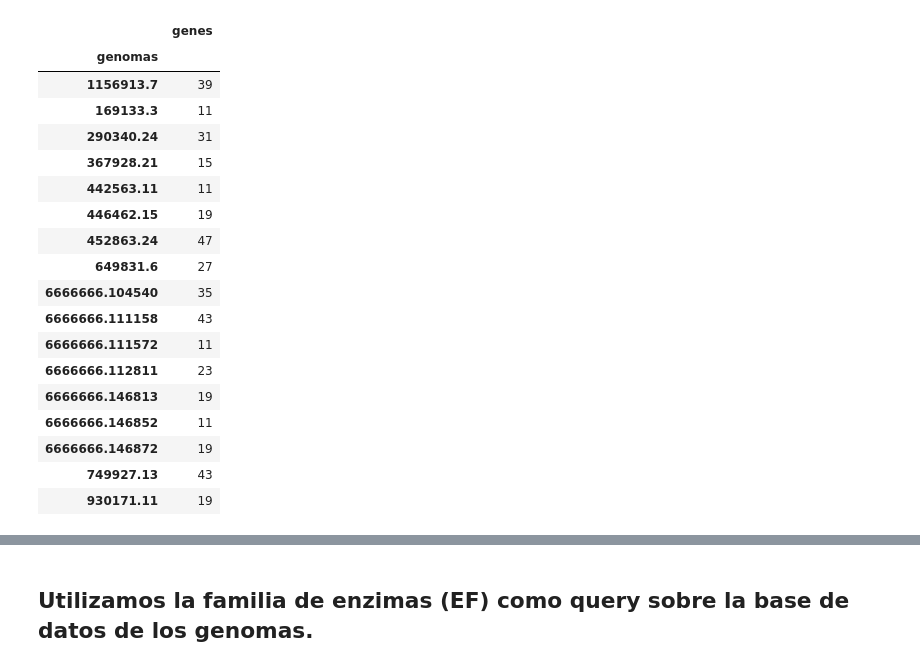
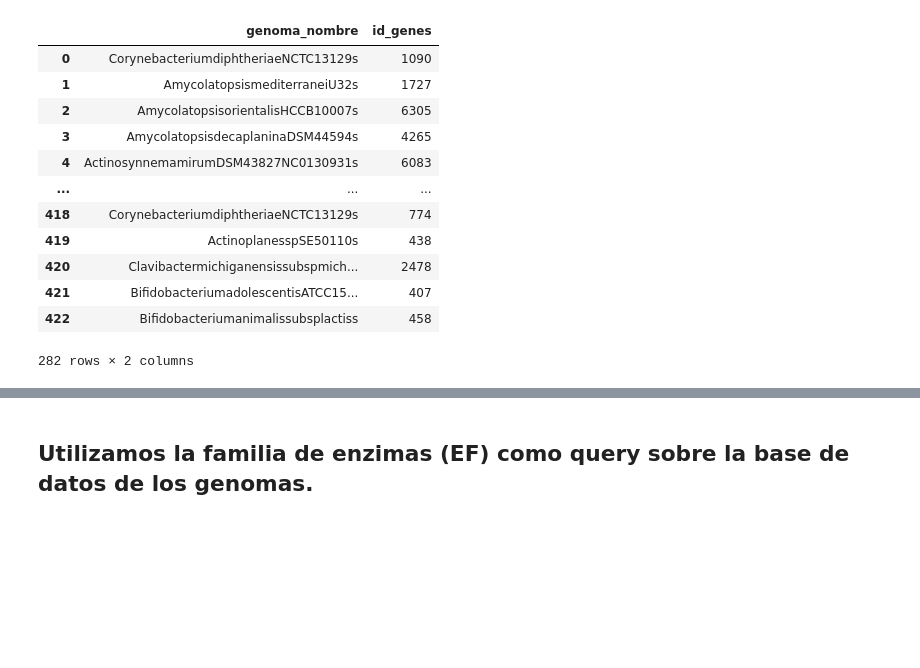
Before and after one commit to CsarMijangos/CsarPos, a Jupyter notebook: Jupyter_notebooks/Obtener_Exp_Fam.ipynb, the cells around one changed output, grey strips where cells are left out. Drawn from its saved outputs; the diff is of its cells as text; code cells hidden in the pictures; blank space fills up the shorter version.

```diff
--- a/Jupyter_notebooks/Obtener_Exp_Fam.ipynb
+++ b/Jupyter_notebooks/Obtener_Exp_Fam.ipynb
@@ -87,23 +143,18 @@ df1
-# %%
-df1[["genomas", "genes"]].groupby(by="genomas").count()
-#Podemos observar el número de copias por genoma
-# %% [output]
-|  | genes |
-| genomas |  |
-| 1156913.7 | 39 |
-| 169133.3 | 11 |
-| 290340.24 | 31 |
-| 367928.21 | 15 |
-| 442563.11 | 11 |
-| 446462.15 | 19 |
-| 452863.24 | 47 |
-| 649831.6 | 27 |
-| 6666666.104540 | 35 |
-| 6666666.111158 | 43 |
-| 6666666.111572 | 11 |
-| 6666666.112811 | 23 |
-| 6666666.146813 | 19 |
-| 6666666.146852 | 11 |
-| 6666666.146872 | 19 |
-| 749927.13 | 43 |
-| 930171.11 | 19 |
+# %%
+DF11 = df1[df1["bitscore"]>=100]
+DF11[["genoma_nombre","id_genes"]]
+#DF11[["genoma_nombre","id_genes"]].value_counts().reset_index().groupby("genoma_nombre").count()
+# %% [output]
+|  | genoma_nombre | id_genes |
+| 0 | CorynebacteriumdiphtheriaeNCTC13129s | 1090 |
+| 1 | AmycolatopsismediterraneiU32s | 1727 |
+| 2 | AmycolatopsisorientalisHCCB10007s | 6305 |
+| 3 | AmycolatopsisdecaplaninaDSM44594s | 4265 |
+| 4 | ActinosynnemamirumDSM43827NC0130931s | 6083 |
+| ... | ... | ... |
+| 418 | CorynebacteriumdiphtheriaeNCTC13129s | 774 |
+| 419 | ActinoplanesspSE50110s | 438 |
+| 420 | Clavibactermichiganensissubspmich... | 2478 |
+| 421 | BifidobacteriumadolescentisATCC15... | 407 |
+| 422 | Bifidobacteriumanimalissubsplactiss | 458 |
+282 rows × 2 columns
```
Also changed, not shown: parts of 45 cells of this notebook, 1 other file.
